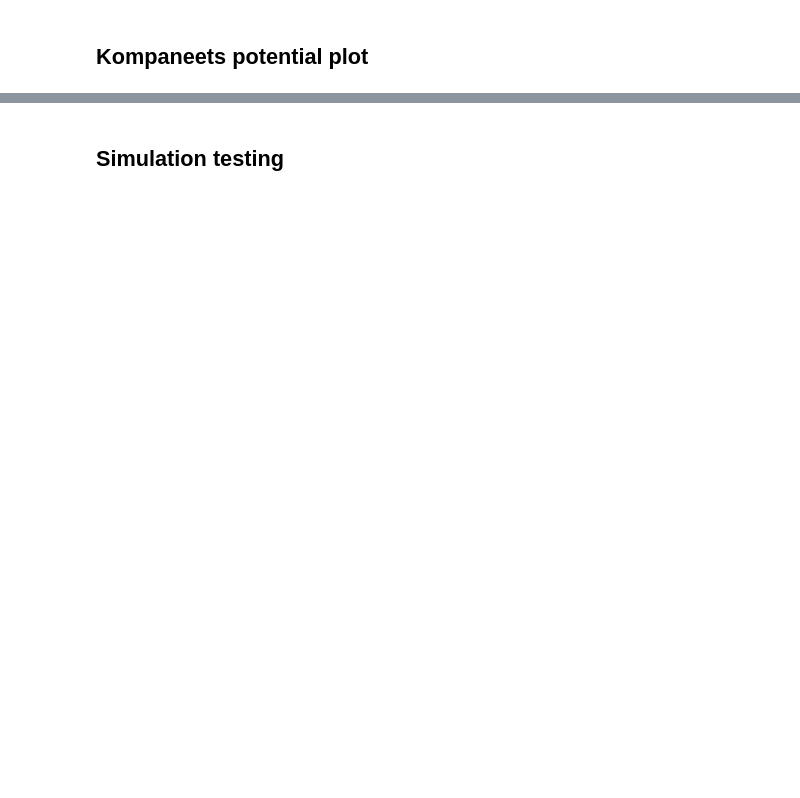
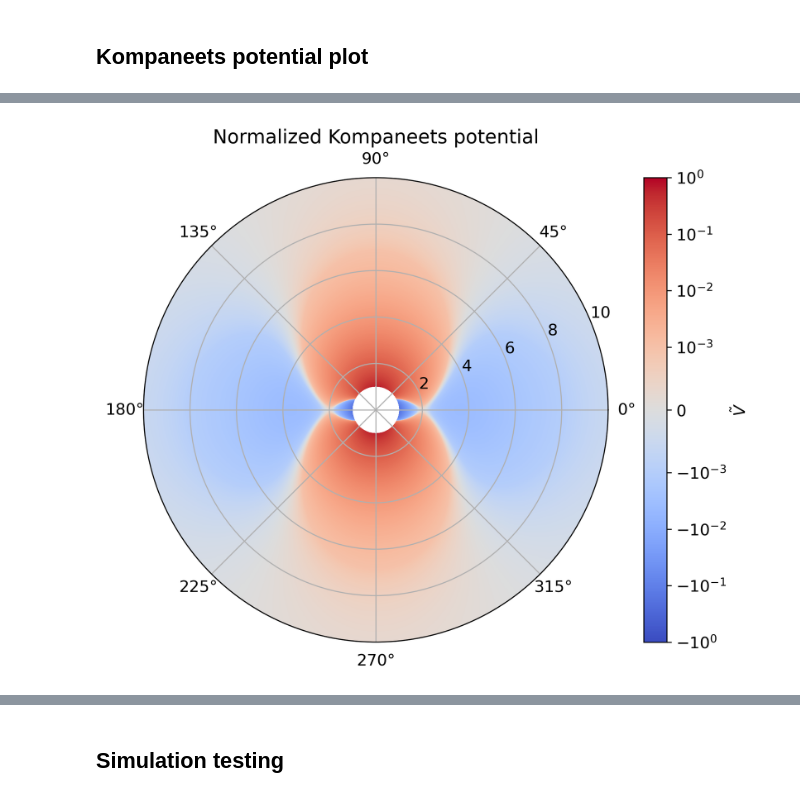
Before and after one commit to zbrookshowe/yukawa-sindy, a Jupyter notebook: anisotropic_potential/anisotropic_potential.ipynb, the cells around one changed output, grey strips where cells are left out. Cells and saved outputs as stored; diff of their text form; code cells hidden in the pictures; blank space fills up the shorter version.

Commit message:
Improved plot contrast

```diff
--- a/anisotropic_potential/anisotropic_potential.ipynb
+++ b/anisotropic_potential/anisotropic_potential.ipynb
@@ -155,23 +170,25 @@ fig.tight_layout()
 # %%
 r_max = 10
-r = np.linspace(ptcl_radius,r_max,1000)
+r = np.linspace(1,r_max,1000)
 theta = np.linspace(0,2*np.pi,1440)
 R, Theta = np.meshgrid(r, theta)
 potential = anisotropic_potential(R, Theta)#, M=0.3)
 # x and y are bounds, so potential should be the value *inside* those bounds.
 # Therefore, remove the last value from the potential array.
 potential = potential[:-1, :-1]
 fig = plt.figure()
 ax = plt.subplot(projection='polar')
 ax.set_title("Normalized Kompaneets potential")
-Norm = colors.SymLogNorm(linthresh=1e-3, linscale=1)#, vmin=-5e3, vmax=5e3)
+Norm = colors.SymLogNorm(linthresh=1e-3, linscale=1, vmin=-1, vmax=1)
 im = ax.pcolormesh(Theta, R, potential, norm=Norm, cmap='coolwarm')
 step = r_max//4
 start = step
 stop = r_max+step
 ax.set_rticks(np.arange(start, stop, step))
 fig.colorbar(im, ax=ax, label='$\\tilde{V}$')
 fig.tight_layout()
 fig.set_dpi(300)
+# %% [output]
+[figure, added]
 # %%
 MACH_NUM
```
Also changed, not shown: parts of 13 cells of this notebook.
